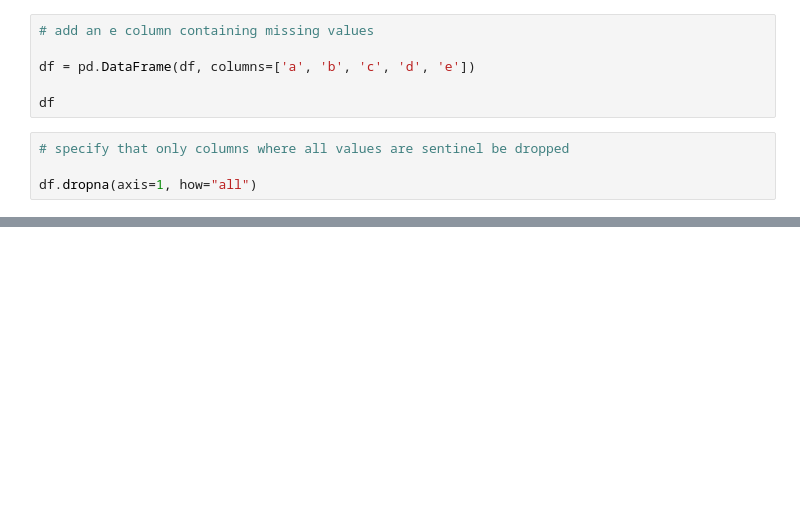
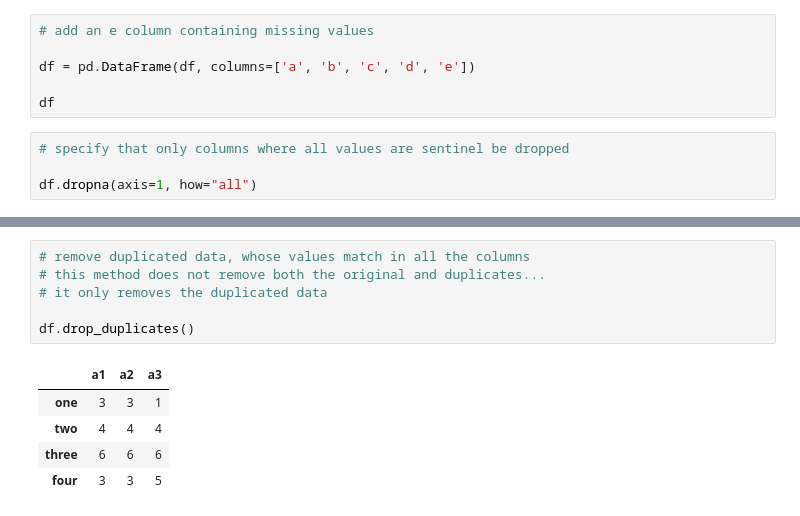
Before and after one commit to morayo0x/data_analysis, a Jupyter notebook: lib/pandas.ipynb, the cells around one changed output, grey strips where cells are left out. Saved outputs shown, nothing was run; the diff lists cells and outputs as text; blank space fills up the shorter version.

```diff
--- a/lib/pandas.ipynb
+++ b/lib/pandas.ipynb
@@ -1385,0 +1406,12 @@ df.fillna(method="ffill", limit=1)
+# %%
+# remove duplicated data, whose values match in all the columns
+# this method does not remove both the original and duplicates...
+# it only removes the duplicated data
+
+df.drop_duplicates()
+# %% [output]
+|  | a1 | a2 | a3 |
+| one | 3 | 3 | 1 |
+| two | 4 | 4 | 4 |
+| three | 6 | 6 | 6 |
+| four | 3 | 3 | 5 |
```
Also changed, not shown: parts of 23 cells of this notebook.
